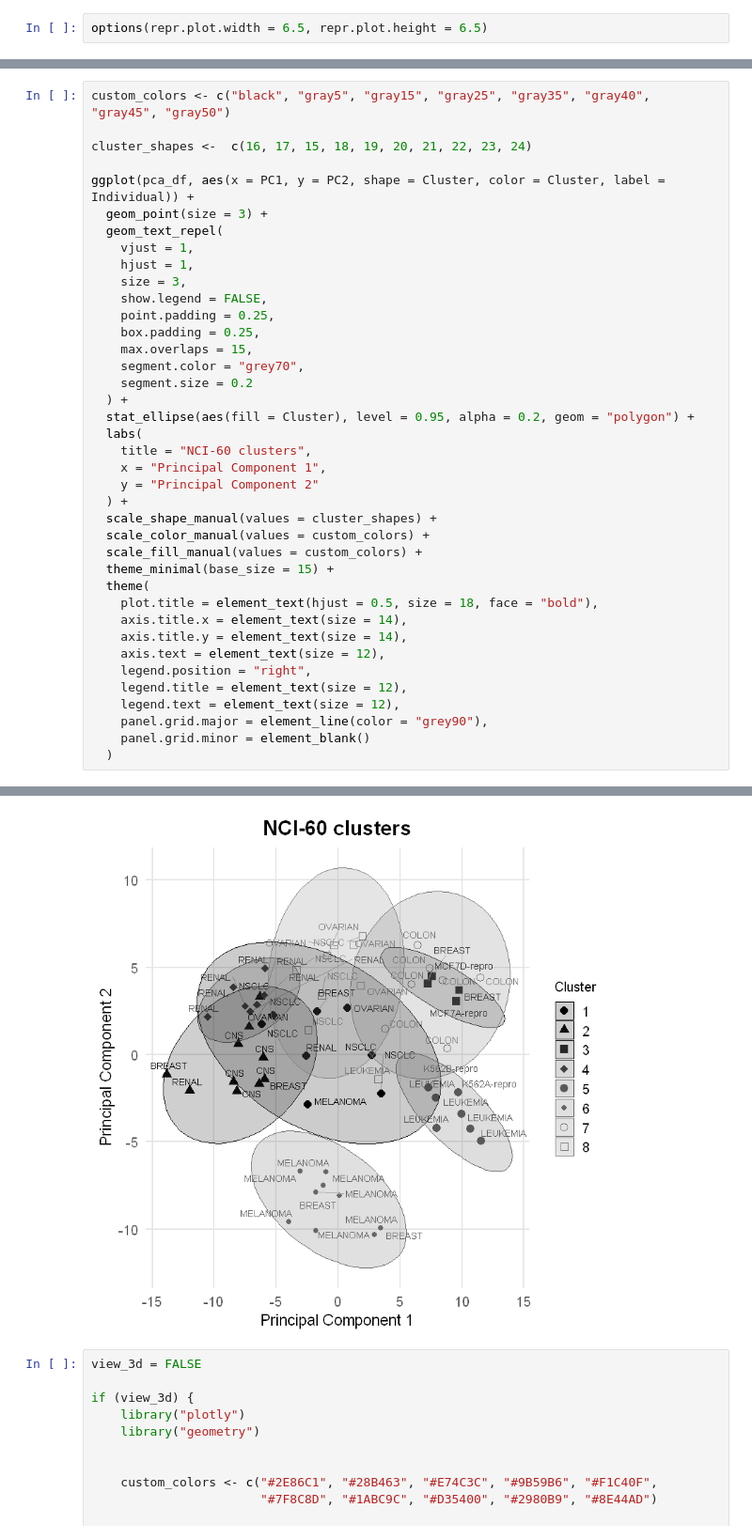
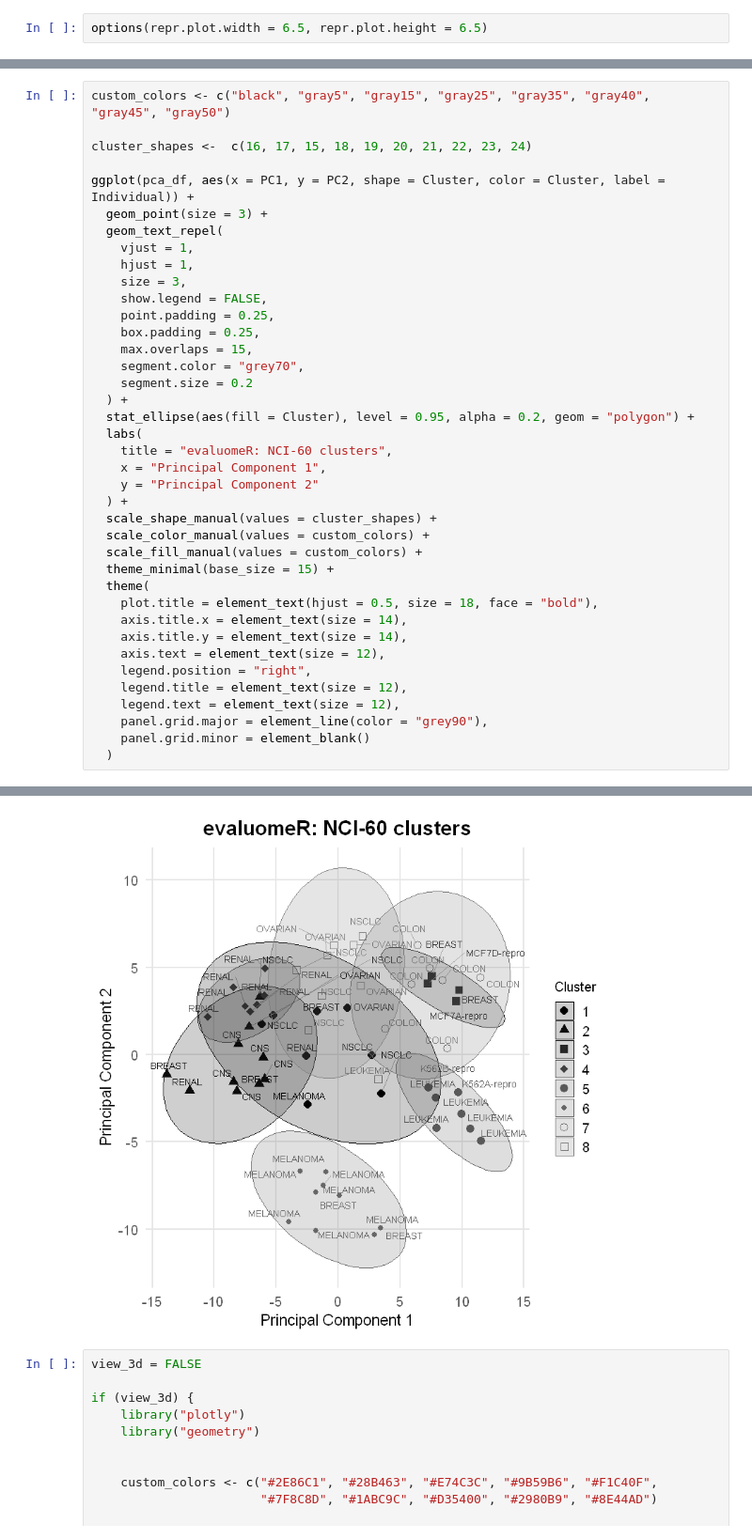
Before and after one commit to neobernad/evaluomeR, a Jupyter notebook: notebooks/use_cases/NCI60.ipynb, the cells around one changed output, grey strips where cells are left out. Shown at 94% size. Cells and saved outputs as stored; diff of their text form.

```diff
--- a/notebooks/use_cases/NCI60.ipynb
+++ b/notebooks/use_cases/NCI60.ipynb
@@ -460,35 +460,35 @@ ggplot(pca_df, aes(x = PC1, y = PC2, shape = Cluster, color = Cluster, label = I
     segment.color = "grey70",
     segment.size = 0.2
   ) +
   stat_ellipse(aes(fill = Cluster), level = 0.95, alpha = 0.2, geom = "polygon") +
   labs(
-    title = "NCI-60 clusters",
+    title = "evaluomeR: NCI-60 clusters",
     x = "Principal Component 1",
     y = "Principal Component 2"
   ) +
   scale_shape_manual(values = cluster_shapes) +
   scale_color_manual(values = custom_colors) +
   scale_fill_manual(values = custom_colors) +
   theme_minimal(base_size = 15) +
   theme(
     plot.title = element_text(hjust = 0.5, size = 18, face = "bold"),
     axis.title.x = element_text(size = 14),
     axis.title.y = element_text(size = 14),
     axis.text = element_text(size = 12),
     legend.position = "right",
     legend.title = element_text(size = 12),
     legend.text = element_text(size = 12),
     panel.grid.major = element_line(color = "grey90"),
     panel.grid.minor = element_blank()
   )
 # %% [output]
 Warning message:
 "The following aesthetics were dropped during statistical transformation: label.
 i This can happen when ggplot fails to infer the correct grouping structure in
   the data.
 i Did you forget to specify a `group` aesthetic or to convert a numerical
   variable into a factor?"
-[figure, old version]
+[figure, new version]
 # %%
 view_3d = FALSE
 
```
Also changed, not shown: parts of 1 cell of this notebook.
